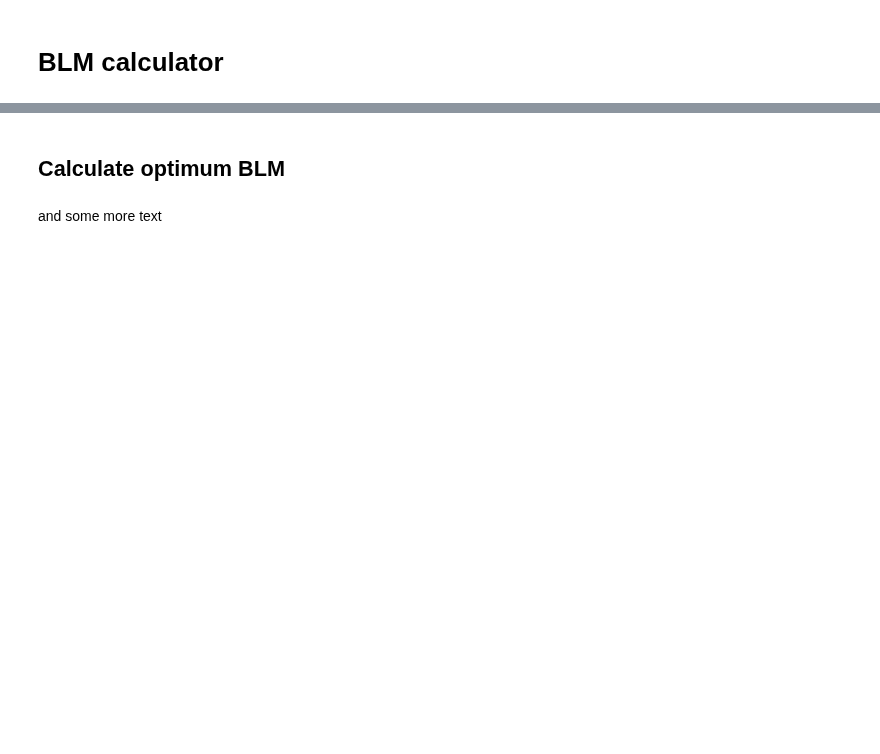
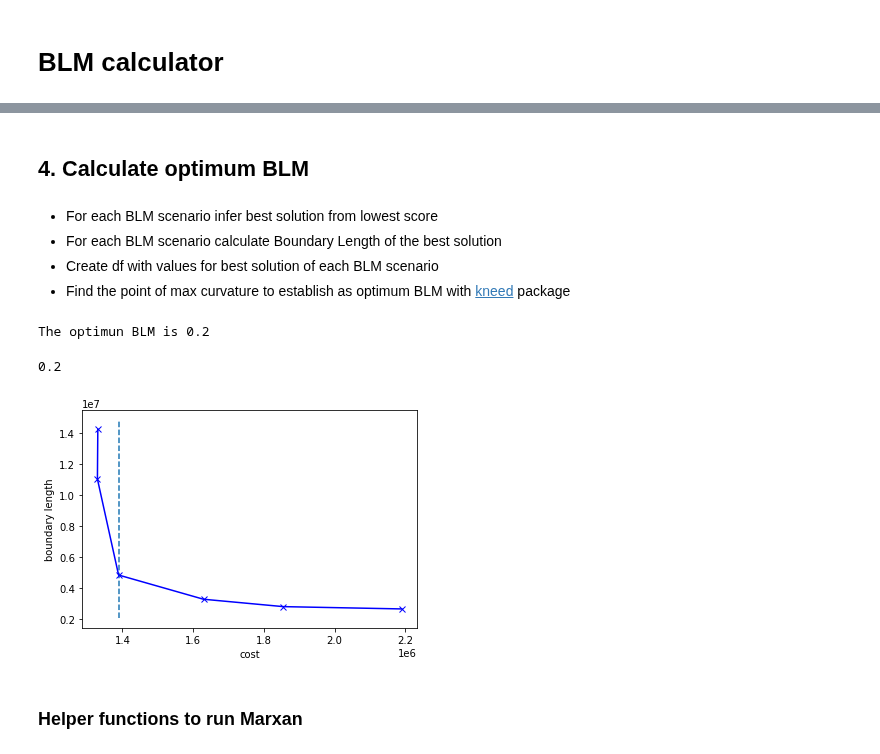
Before and after one commit to Vizzuality/marxan-cloud, a Jupyter notebook: data/notebooks/Lab/BLM.ipynb, the cells around one changed output, grey strips where cells are left out. Saved outputs shown, nothing was run; the diff lists cells and outputs as text; code cells hidden in the pictures; blank space fills up the shorter version.

```diff
--- a/data/notebooks/Lab/BLM.ipynb
+++ b/data/notebooks/Lab/BLM.ipynb
@@ -36,4 +114,50 @@ and some more text
 # %% [markdown]
-## Calculate optimum BLM
+## 4. Calculate optimum BLM
-# %% [markdown]
-and some more text
+# %% [markdown]
+- For each BLM scenario infer best solution from lowest score
+- For each BLM scenario calculate Boundary Length of the best solution
+- Create df with values for best solution of each BLM scenario
+- Find the point of max curvature to establish as optimum BLM with [kneed](https://www.kaggle.com/kevinarvai/knee-elbow-point-detection) package
+# %%
+import kneed
+import matplotlib.pyplot as plt
+
+def BLM_calibration(MARXAN_FOLDER, Plot=True):
+    blm_df =pd.DataFrame(columns=['folder','blm'])
+    blm_df['folder']= blm_folder
+    blm_df['blm']= blm_values
+
+    for blm in blm_folder:
+        summary = pd.read_csv(f"{MARXAN_FOLDER}/{blm}/output_sum.csv")
+        best =summary.loc[summary.loc[:]['Score'].idxmin(),'Run_Number']
+        cost=summary.loc[best-1,'Cost']
+        blm_df.loc[blm_df['folder']==blm,'cost']=cost
+
+        solution = pd.read_csv(f"{MARXAN_FOLDER}/{blm}/output_best.csv")
+        solution_grid = pu_area.merge(solution,left_on='PUID',right_on = 'PUID',how='inner')
+        blm_df.loc[blm_df['folder']==blm,'boundary_length']=solution_grid.dissolve(by='SOLUTION')['geometry'].length[1] ## perimeter in m
+
+    y = blm_df['boundary_length']
+    x = blm_df['cost']
+    kn = kneed.KneeLocator(x, y, curve='convex', direction='decreasing')
+    best_blm = blm_df.loc[blm_df['cost']==kn.knee,'blm'].values[0]
+    #blm_df.loc[blm_df['cost']==kn.knee,'folder'].values[0] #in which folder
+
+    print(f'The optimun BLM is {best_blm}')
+
+
+    if Plot==True:
+        plt.xlabel('cost')
+        plt.ylabel('boundary length')
+        plt.plot(x, y, 'bx-')
+        plt.vlines(kn.knee, plt.ylim()[0], plt.ylim()[1], linestyles='dashed')
+
+    return best_blm
+# %%
+BLM_calibration(MARXAN_FOLDER)
+# %% [output]
+The optimun BLM is 0.2
+0.2
+[figure, added]
+# %% [markdown]
+### Helper functions to run Marxan
```
Also changed, not shown: parts of 21 cells of this notebook, 3 other files.
